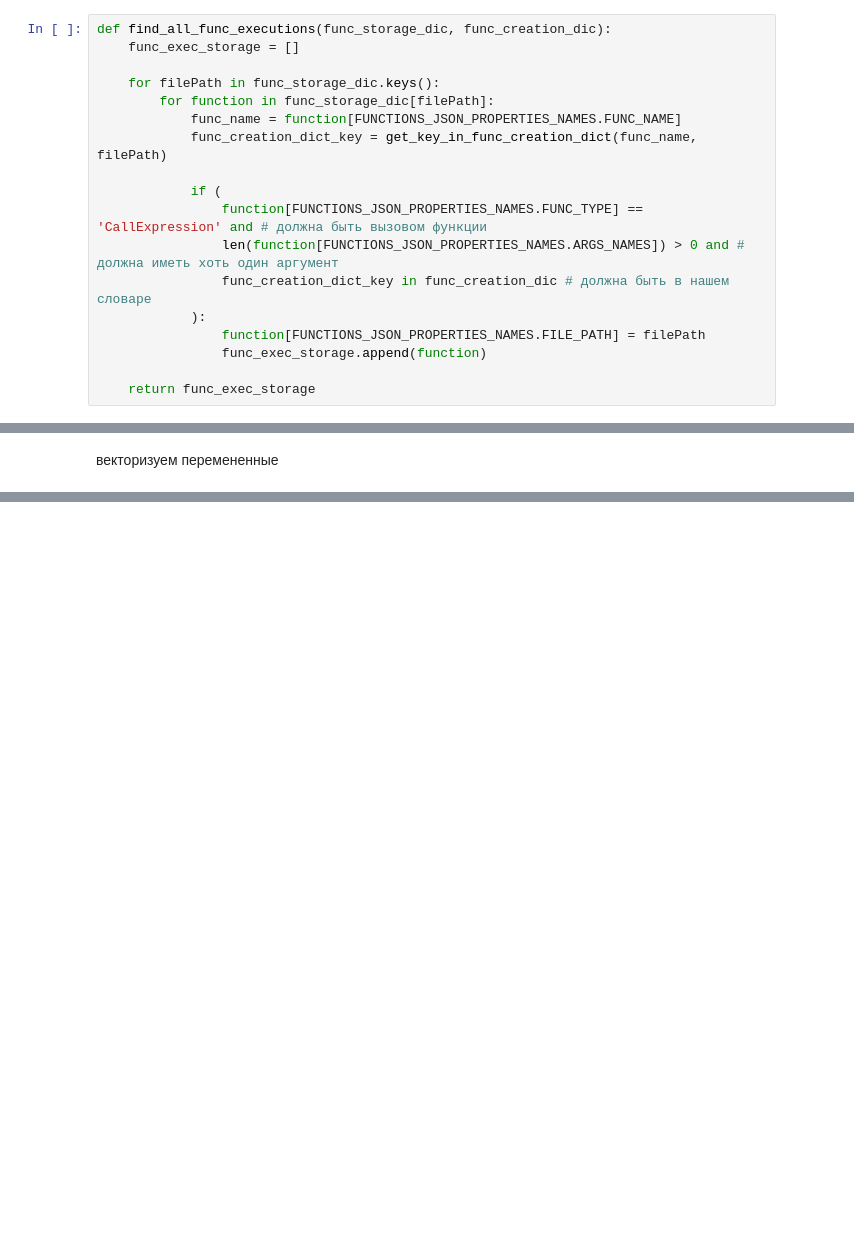
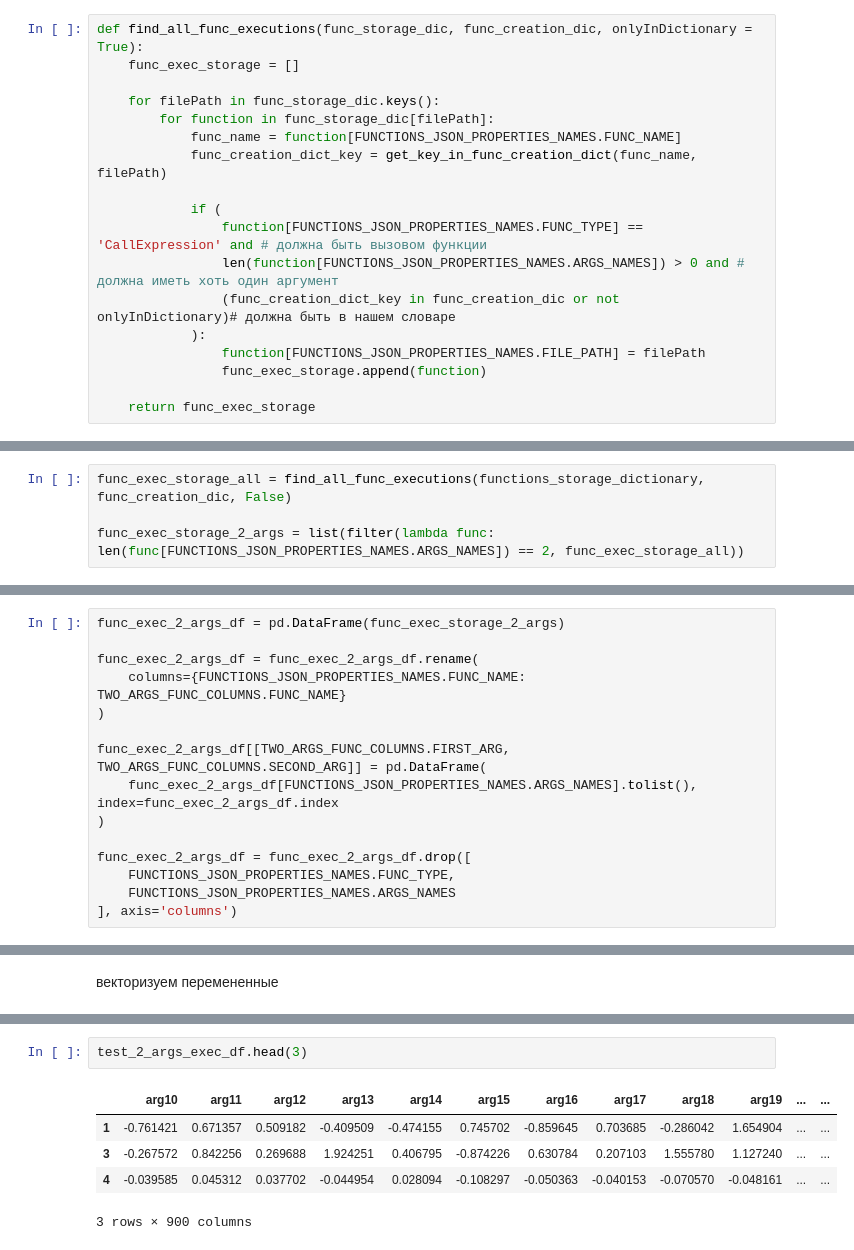
Before and after one commit to nsbarsukov/ml-bug-detector, a Jupyter notebook: function-based-bug-detector/model-creation.ipynb, the cells around one changed output, grey strips where cells are left out. Cells and saved outputs as stored; diff of their text form; blank space fills up the shorter version.

```diff
--- a/function-based-bug-detector/model-creation.ipynb
+++ b/function-based-bug-detector/model-creation.ipynb
@@ -66,7 +66,7 @@ func_creation_dic = find_all_functions_creations(functions_storage_dictionary)
 # %% [markdown]
 А теперь находим все ВЫЗОВЫ функций и смотрим, насколько их аргументы отличны объявления функции
 # %%
-def find_all_func_executions(func_storage_dic, func_creation_dic):
+def find_all_func_executions(func_storage_dic, func_creation_dic, onlyInDictionary = True):
     func_exec_storage = []
 
     for filePath in func_storage_dic.keys():
@@ -77,7 +77,7 @@ def find_all_func_executions(func_storage_dic, func_creation_dic):
             if (
                 function[FUNCTIONS_JSON_PROPERTIES_NAMES.FUNC_TYPE] == 'CallExpression' and # должна быть вызовом функции
                 len(function[FUNCTIONS_JSON_PROPERTIES_NAMES.ARGS_NAMES]) > 0 and # должна иметь хоть один аргумент
-                func_creation_dict_key in func_creation_dic # должна быть в нашем словаре
+                (func_creation_dict_key in func_creation_dic or not onlyInDictionary)# должна быть в нашем словаре
             ):
                 function[FUNCTIONS_JSON_PROPERTIES_NAMES.FILE_PATH] = filePath
                 func_exec_storage.append(function)
@@ -369,2 +347,21 @@ func_exec_storage
+# %%
+func_exec_storage_all = find_all_func_executions(functions_storage_dictionary, func_creation_dic, False)
+
+func_exec_storage_2_args = list(filter(lambda func: len(func[FUNCTIONS_JSON_PROPERTIES_NAMES.ARGS_NAMES]) == 2, func_exec_storage_all))
 # %% [markdown]
 превращаем в датафрейм
+# %%
+func_exec_2_args_df = pd.DataFrame(func_exec_storage_2_args)
+
+func_exec_2_args_df = func_exec_2_args_df.rename(
+    columns={FUNCTIONS_JSON_PROPERTIES_NAMES.FUNC_NAME: TWO_ARGS_FUNC_COLUMNS.FUNC_NAME}
+)
+
+func_exec_2_args_df[[TWO_ARGS_FUNC_COLUMNS.FIRST_ARG, TWO_ARGS_FUNC_COLUMNS.SECOND_ARG]] = pd.DataFrame(
+    func_exec_2_args_df[FUNCTIONS_JSON_PROPERTIES_NAMES.ARGS_NAMES].tolist(), index=func_exec_2_args_df.index
+)
+
+func_exec_2_args_df = func_exec_2_args_df.drop([
+    FUNCTIONS_JSON_PROPERTIES_NAMES.FUNC_TYPE,
+    FUNCTIONS_JSON_PROPERTIES_NAMES.ARGS_NAMES
+], axis='columns')
@@ -381,0 +399,8 @@ two_args_funcs = two_args_funcs.drop(
+# %%
+test_2_args_exec_df.head(3)
+# %% [output]
+|  | arg10 | arg11 | arg12 | arg13 | arg14 | arg15 | arg16 | arg17 | arg18 | arg19 | ... | ... |
+| 1 | -0.761421 | 0.671357 | 0.509182 | -0.409509 | -0.474155 | 0.745702 | -0.859645 | 0.703685 | -0.286042 | 1.654904 | ... | ... |
+| 3 | -0.267572 | 0.842256 | 0.269688 | 1.924251 | 0.406795 | -0.874226 | 0.630784 | 0.207103 | 1.555780 | 1.127240 | ... | ... |
+| 4 | -0.039585 | 0.045312 | 0.037702 | -0.044954 | 0.028094 | -0.108297 | -0.050363 | -0.040153 | -0.070570 | -0.048161 | ... | ... |
+3 rows × 900 columns
```
Also changed, not shown: parts of 25 cells of this notebook.
